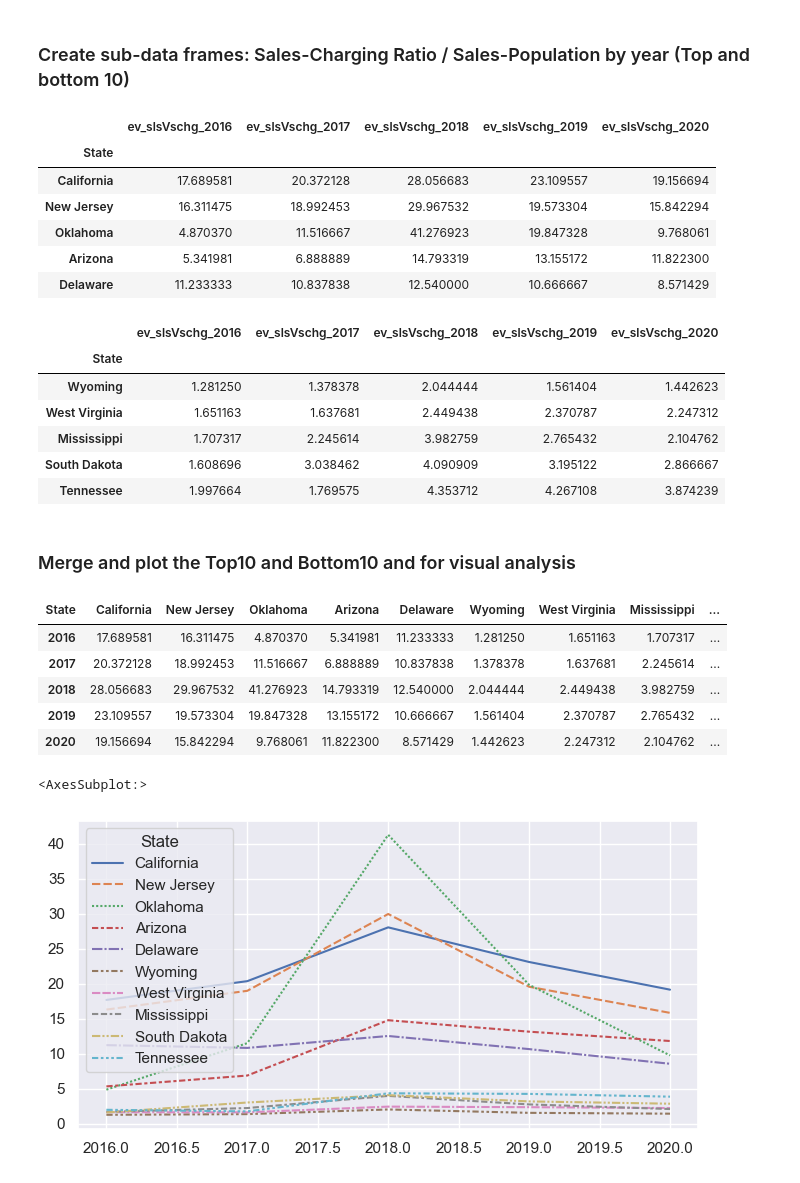
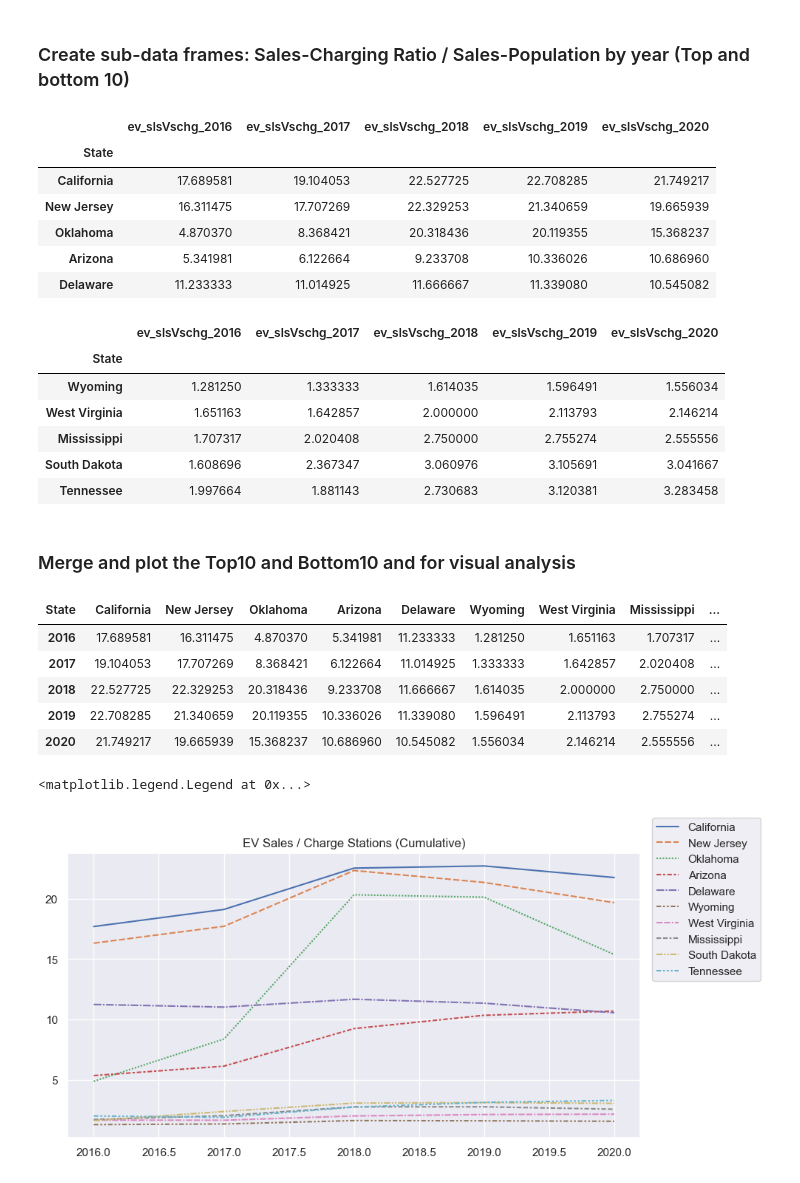
Before and after one commit to xnotynot/project1-evdata, a Jupyter notebook: Notebook/ev_sales_charge_infra_relation.ipynb, the cells around one changed output. Drawn from its saved outputs; the diff is of its cells as text; code cells hidden in the pictures.

```diff
--- a/Notebook/ev_sales_charge_infra_relation.ipynb
+++ b/Notebook/ev_sales_charge_infra_relation.ipynb
@@ -132,17 +131,29 @@ ratio_fields.append('Total Population')
 ratio_fields.append('ev_TslsVsTpop(*1000)')
 ratio_fields.append('ev_TslsVsTchg')
 
+cumulative_sales = 0
+cumulative_infra = 0
+cumulative_population = 0
+
 for year in range(lower_year_limit,higher_year_limit):
 
     ratio_fields.append(f'ev_slsVschg_{year}')
-    ev_sales_cstation_combo[f'ev_slsVschg_{year}'] = ev_sales_cstation_combo[f'sales_{year}'] / ev_sales_cstation_combo[f'stations_{year}']
+    cumulative_sales = cumulative_sales + ev_sales_cstation_combo[f'sales_{year}']
+    cumulative_infra = cumulative_infra + ev_sales_cstation_combo[f'stations_{year}']
+    # ev_sales_cstation_combo[f'ev_slsVschg_{year}'] = ev_sales_cstation_combo[f'sales_{year}'] / ev_sales_cstation_combo[f'stations_{year}']
+    ev_sales_cstation_combo[f'ev_slsVschg_{year}'] = cumulative_sales / cumulative_infra
 
     ratio_fields.append(f'ev_slsVspop_{year}')
-    ev_sales_cstation_combo[f'ev_slsVspop_{year}'] = ((ev_sales_cstation_combo[f'sales_{year}'] / ev_sales_cstation_combo[f'population_{year}'])) #.map("{:.3%}".format)
+    cumulative_population = cumulative_population + ev_sales_cstation_combo[f'population_{year}']
+    ev_sales_cstation_combo[f'ev_slsVspop_{year}'] = (cumulative_sales / cumulative_population) * 100  #.map("{:.3%}".format)
 
-    ev_sales_cstation_combo["Total EV Sales"] = ev_sales_cstation_combo["Total EV Sales"]  + ev_sales_cstation_combo[f'sales_{year}']
-    ev_sales_cstation_combo["Total Charge Stations"] = ev_sales_cstation_combo["Total Charge Stations"]  + ev_sales_cstation_combo[f'stations_{year}']
-    ev_sales_cstation_combo["Total Population"] = ev_sales_cstation_combo["Total Population"] + ev_sales_cstation_combo[f'population_{year}']
+ev_sales_cstation_combo["Total EV Sales"] = cumulative_sales
+ev_sales_cstation_combo["Total Charge Stations"] = cumulative_infra
+ev_sales_cstation_combo["Total Population"] = cumulative_population
+
+#   ev_sales_cstation_combo["Total EV Sales"] = ev_sales_cstation_combo["Total EV Sales"]  + ev_sales_cstation_combo[f'sales_{year}']
+#    ev_sales_cstation_combo["Total Charge Stations"] = ev_sales_cstation_combo["Total Charge Stations"]  + ev_sales_cstation_combo[f'stations_{year}']
+#    ev_sales_cstation_combo["Total Population"] = ev_sales_cstation_combo["Total Population"] + ev_sales_cstation_combo[f'population_{year}']
 
 # ['State','2016','ev_sls%_2016', '2017','ev_sls%_2017''2018', 'ev_sls%_2016''2019','2020','Total EV Sales', 'Total Charge Stations']
 ev_sales_cstation_combo[f'ev_TslsVsTpop(*1000)'] = ((ev_sales_cstation_combo['Total EV Sales'] / ev_sales_cstation_combo['Total Population'])*1000) #.map("{:.3%}".format)
@@ -218,22 +229,22 @@ ev_slsVschg_top10.set_index("State")
 # %% [output]
 |  | ev_slsVschg_2016 | ev_slsVschg_2017 | ev_slsVschg_2018 | ev_slsVschg_2019 | ev_slsVschg_2020 |
 | State |  |  |  |  |  |
-| California | 17.689581 | 20.372128 | 28.056683 | 23.109557 | 19.156694 |
-| New Jersey | 16.311475 | 18.992453 | 29.967532 | 19.573304 | 15.842294 |
-| Oklahoma | 4.870370 | 11.516667 | 41.276923 | 19.847328 | 9.768061 |
-| Arizona | 5.341981 | 6.888889 | 14.793319 | 13.155172 | 11.822300 |
-| Delaware | 11.233333 | 10.837838 | 12.540000 | 10.666667 | 8.571429 |
+| California | 17.689581 | 19.104053 | 22.527725 | 22.708285 | 21.749217 |
+| New Jersey | 16.311475 | 17.707269 | 22.329253 | 21.340659 | 19.665939 |
+| Oklahoma | 4.870370 | 8.368421 | 20.318436 | 20.119355 | 15.368237 |
+| Arizona | 5.341981 | 6.122664 | 9.233708 | 10.336026 | 10.686960 |
+| Delaware | 11.233333 | 11.014925 | 11.666667 | 11.339080 | 10.545082 |
 # %%
 ev_slsVschg_bot10 = ev_sales_cstation_ratio.sort_values(by='ev_TslsVsTchg',ascending=True).head(5)[ratio_fields]
 ev_slsVschg_bot10.set_index("State")
 # %% [output]
 |  | ev_slsVschg_2016 | ev_slsVschg_2017 | ev_slsVschg_2018 | ev_slsVschg_2019 | ev_slsVschg_2020 |
 | State |  |  |  |  |  |
-| Wyoming | 1.281250 | 1.378378 | 2.044444 | 1.561404 | 1.442623 |
-| West Virginia | 1.651163 | 1.637681 | 2.449438 | 2.370787 | 2.247312 |
-| Mississippi | 1.707317 | 2.245614 | 3.982759 | 2.765432 | 2.104762 |
-| South Dakota | 1.608696 | 3.038462 | 4.090909 | 3.195122 | 2.866667 |
-| Tennessee | 1.997664 | 1.769575 | 4.353712 | 4.267108 | 3.874239 |
+| Wyoming | 1.281250 | 1.333333 | 1.614035 | 1.596491 | 1.556034 |
+| West Virginia | 1.651163 | 1.642857 | 2.000000 | 2.113793 | 2.146214 |
+| Mississippi | 1.707317 | 2.020408 | 2.750000 | 2.755274 | 2.555556 |
+| South Dakota | 1.608696 | 2.367347 | 3.060976 | 3.105691 | 3.041667 |
+| Tennessee | 1.997664 | 1.881143 | 2.730683 | 3.120381 | 3.283458 |
 # %% [markdown]
 ### Merge and plot the Top10 and Bottom10 and for visual analysis
 # %%
@@ -245,22 +256,23 @@ for year in range(lower_year_limit,higher_year_limit):
          ev_TBslsVschg_plot.rename(columns={ field_name: year},inplace=True)
 ev_TBslsVschg_plot_transpose = ev_TBslsVschg_plot.transpose()
 ev_TBslsVschg_plot_transpose
-#ev_TBslsVschg_plot_transpose["State"] = ev_TBslsVschg_plot_transpose["State"].astype('str')
+# ev_TBslsVschg_plot_transpose["State"] = ev_TBslsVschg_plot_transpose["State"].astype('str')
 # %% [output]
 | State | California | New Jersey | Oklahoma | Arizona | Delaware | Wyoming | West Virginia | Mississippi | ... |
 | 2016 | 17.689581 | 16.311475 | 4.870370 | 5.341981 | 11.233333 | 1.281250 | 1.651163 | 1.707317 | ... |
-| 2017 | 20.372128 | 18.992453 | 11.516667 | 6.888889 | 10.837838 | 1.378378 | 1.637681 | 2.245614 | ... |
-| 2018 | 28.056683 | 29.967532 | 41.276923 | 14.793319 | 12.540000 | 2.044444 | 2.449438 | 3.982759 | ... |
-| 2019 | 23.109557 | 19.573304 | 19.847328 | 13.155172 | 10.666667 | 1.561404 | 2.370787 | 2.765432 | ... |
-| 2020 | 19.156694 | 15.842294 | 9.768061 | 11.822300 | 8.571429 | 1.442623 | 2.247312 | 2.104762 | ... |
+| 2017 | 19.104053 | 17.707269 | 8.368421 | 6.122664 | 11.014925 | 1.333333 | 1.642857 | 2.020408 | ... |
+| 2018 | 22.527725 | 22.329253 | 20.318436 | 9.233708 | 11.666667 | 1.614035 | 2.000000 | 2.750000 | ... |
+| 2019 | 22.708285 | 21.340659 | 20.119355 | 10.336026 | 11.339080 | 1.596491 | 2.113793 | 2.755274 | ... |
+| 2020 | 21.749217 | 19.665939 | 15.368237 | 10.686960 | 10.545082 | 1.556034 | 2.146214 | 2.555556 | ... |
 # %%
 #define figure size
-sns.set(rc={"figure.figsize":(8, 4)}) #width=8, height=4
-
-sns.lineplot(data=ev_TBslsVschg_plot_transpose)
+sns.set(rc={"figure.figsize":(10, 5)}) #width=8, height=4
+lpt = sns.lineplot(data=ev_TBslsVschg_plot_transpose)
+lpt.set(title = 'EV Sales / Charge Stations (Cumulative)')
+plt.legend(bbox_to_anchor=(1.02, 0.55), loc='lower left', borderaxespad=0,)
 # %% [output]
-<AxesSubplot:>
+<matplotlib.legend.Legend at 0x...>
-[figure, old version]
+[figure, new version]
 # %% [markdown]
 ---------------------------
 #Summary Report
```
Also changed, not shown: parts of 5 cells of this notebook, 1 other file.
